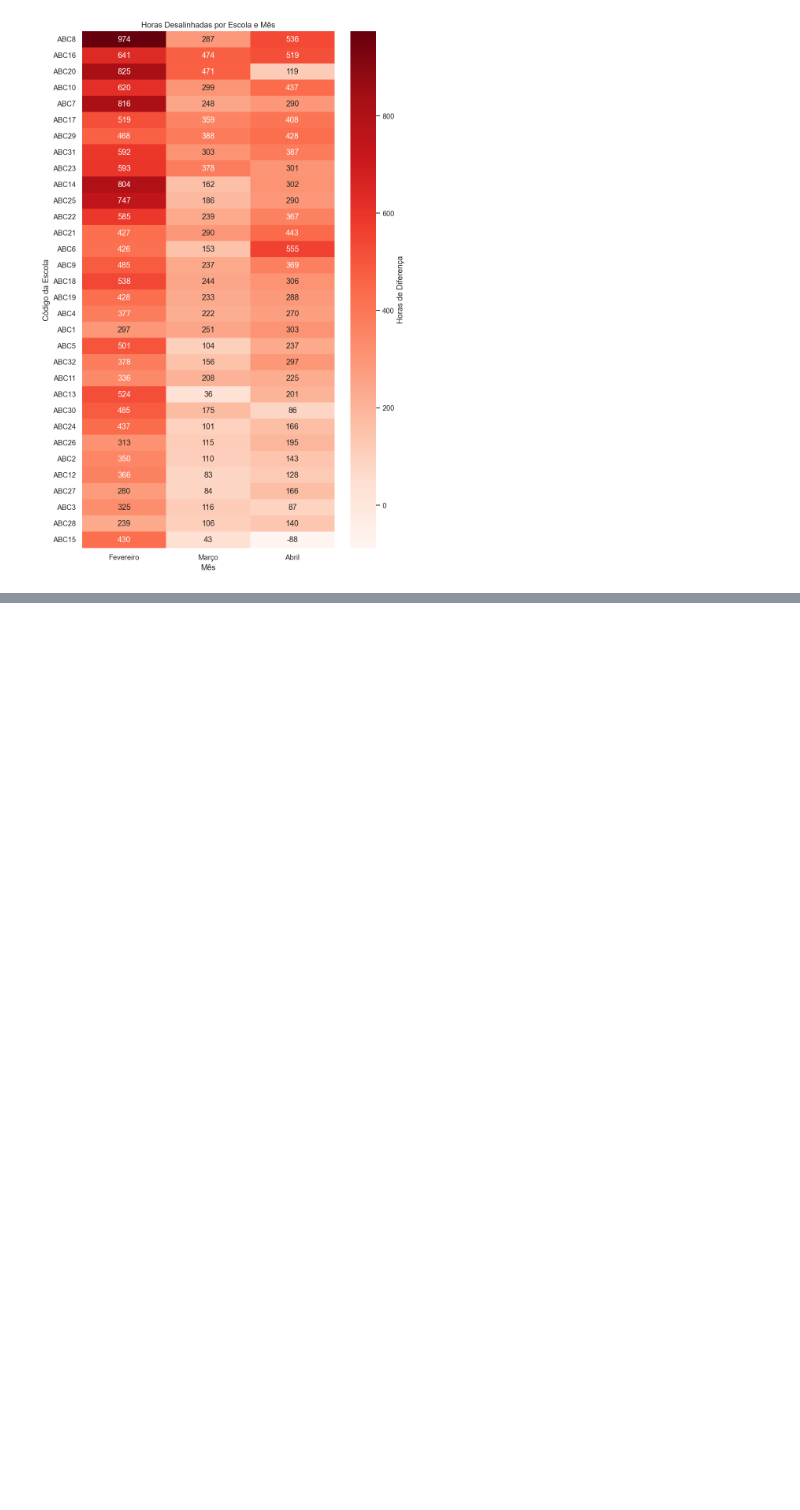
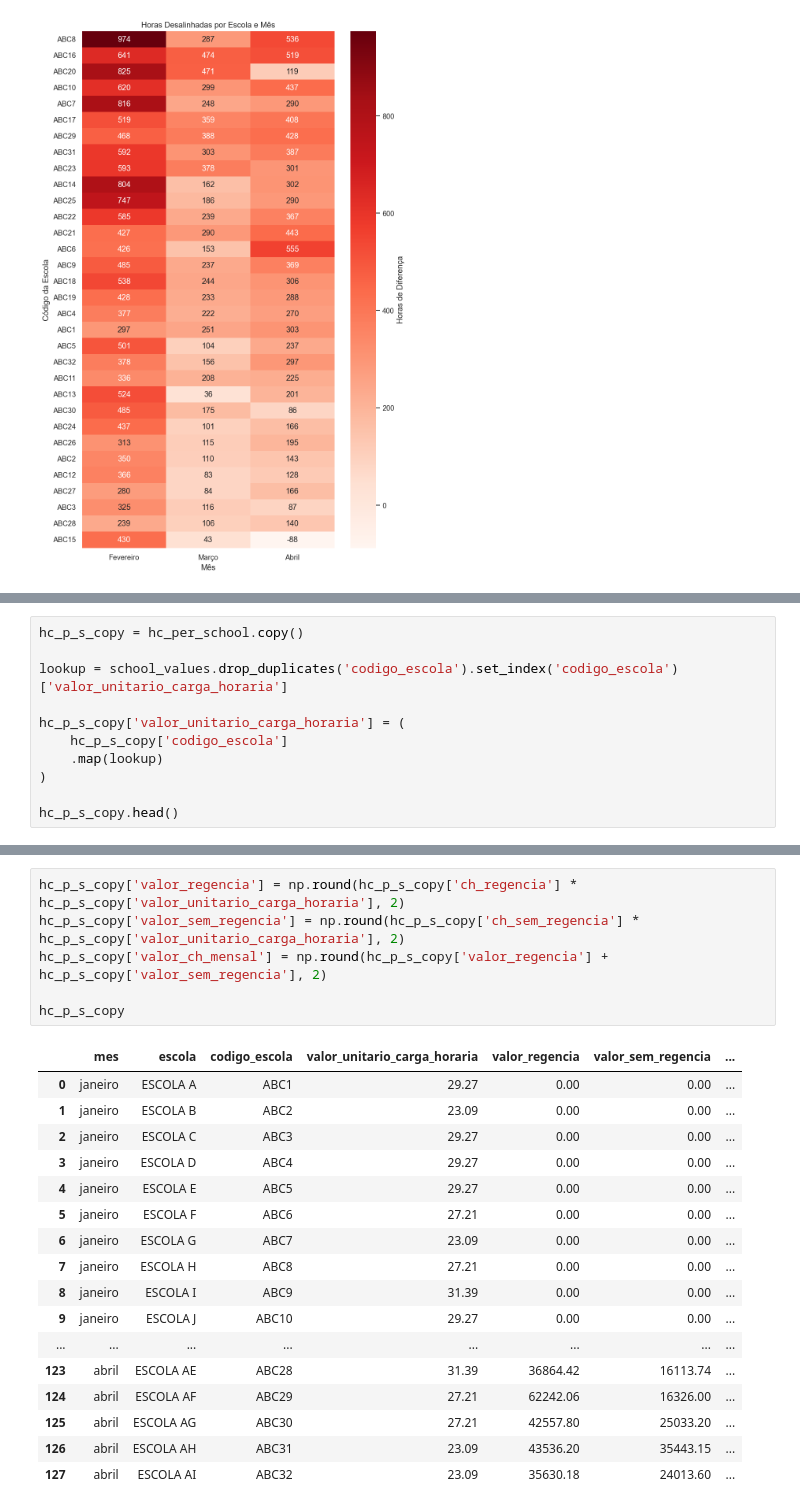
Before and after one commit to raulward/tec_case_tom_educacao, a Jupyter notebook: notebooks/main.ipynb, the cells around one changed output, grey strips where cells are left out. Saved outputs shown, nothing was run; the diff lists cells and outputs as text; blank space fills up the shorter version.

```diff
--- a/notebooks/main.ipynb
+++ b/notebooks/main.ipynb
@@ -1459,0 +1524,11 @@ Novamente, Feveiro denota situaçoes alarmantes para a diferença entre as escol
+# %%
+hc_p_s_copy = hc_per_school.copy()
+
+lookup = school_values.drop_duplicates('codigo_escola').set_index('codigo_escola')['valor_unitario_carga_horaria']
+
+hc_p_s_copy['valor_unitario_carga_horaria'] = (
+    hc_p_s_copy['codigo_escola']
+    .map(lookup)
+)
+
+hc_p_s_copy.head()
@@ -1459,0 +1610,24 @@ Novamente, Feveiro denota situaçoes alarmantes para a diferença entre as escol
+# %%
+hc_p_s_copy['valor_regencia'] = np.round(hc_p_s_copy['ch_regencia'] * hc_p_s_copy['valor_unitario_carga_horaria'], 2)
+hc_p_s_copy['valor_sem_regencia'] = np.round(hc_p_s_copy['ch_sem_regencia'] * hc_p_s_copy['valor_unitario_carga_horaria'], 2)
+hc_p_s_copy['valor_ch_mensal'] = np.round(hc_p_s_copy['valor_regencia'] + hc_p_s_copy['valor_sem_regencia'], 2)
+
+hc_p_s_copy
+# %% [output]
+|  | mes | escola | codigo_escola | valor_unitario_carga_horaria | valor_regencia | valor_sem_regencia | ... |
+| 0 | janeiro | ESCOLA A | ABC1 | 29.27 | 0.00 | 0.00 | ... |
+| 1 | janeiro | ESCOLA B | ABC2 | 23.09 | 0.00 | 0.00 | ... |
+| 2 | janeiro | ESCOLA C | ABC3 | 29.27 | 0.00 | 0.00 | ... |
+| 3 | janeiro | ESCOLA D | ABC4 | 29.27 | 0.00 | 0.00 | ... |
+| 4 | janeiro | ESCOLA E | ABC5 | 29.27 | 0.00 | 0.00 | ... |
+| 5 | janeiro | ESCOLA F | ABC6 | 27.21 | 0.00 | 0.00 | ... |
+| 6 | janeiro | ESCOLA G | ABC7 | 23.09 | 0.00 | 0.00 | ... |
+| 7 | janeiro | ESCOLA H | ABC8 | 27.21 | 0.00 | 0.00 | ... |
+| 8 | janeiro | ESCOLA I | ABC9 | 31.39 | 0.00 | 0.00 | ... |
+| 9 | janeiro | ESCOLA J | ABC10 | 29.27 | 0.00 | 0.00 | ... |
+| ... | ... | ... | ... | ... | ... | ... | ... |
+| 123 | abril | ESCOLA AE | ABC28 | 31.39 | 36864.42 | 16113.74 | ... |
+| 124 | abril | ESCOLA AF | ABC29 | 27.21 | 62242.06 | 16326.00 | ... |
+| 125 | abril | ESCOLA AG | ABC30 | 27.21 | 42557.80 | 25033.20 | ... |
+| 126 | abril | ESCOLA AH | ABC31 | 23.09 | 43536.20 | 35443.15 | ... |
+| 127 | abril | ESCOLA AI | ABC32 | 23.09 | 35630.18 | 24013.60 | ... |
```
Also changed, not shown: parts of 21 cells of this notebook.
